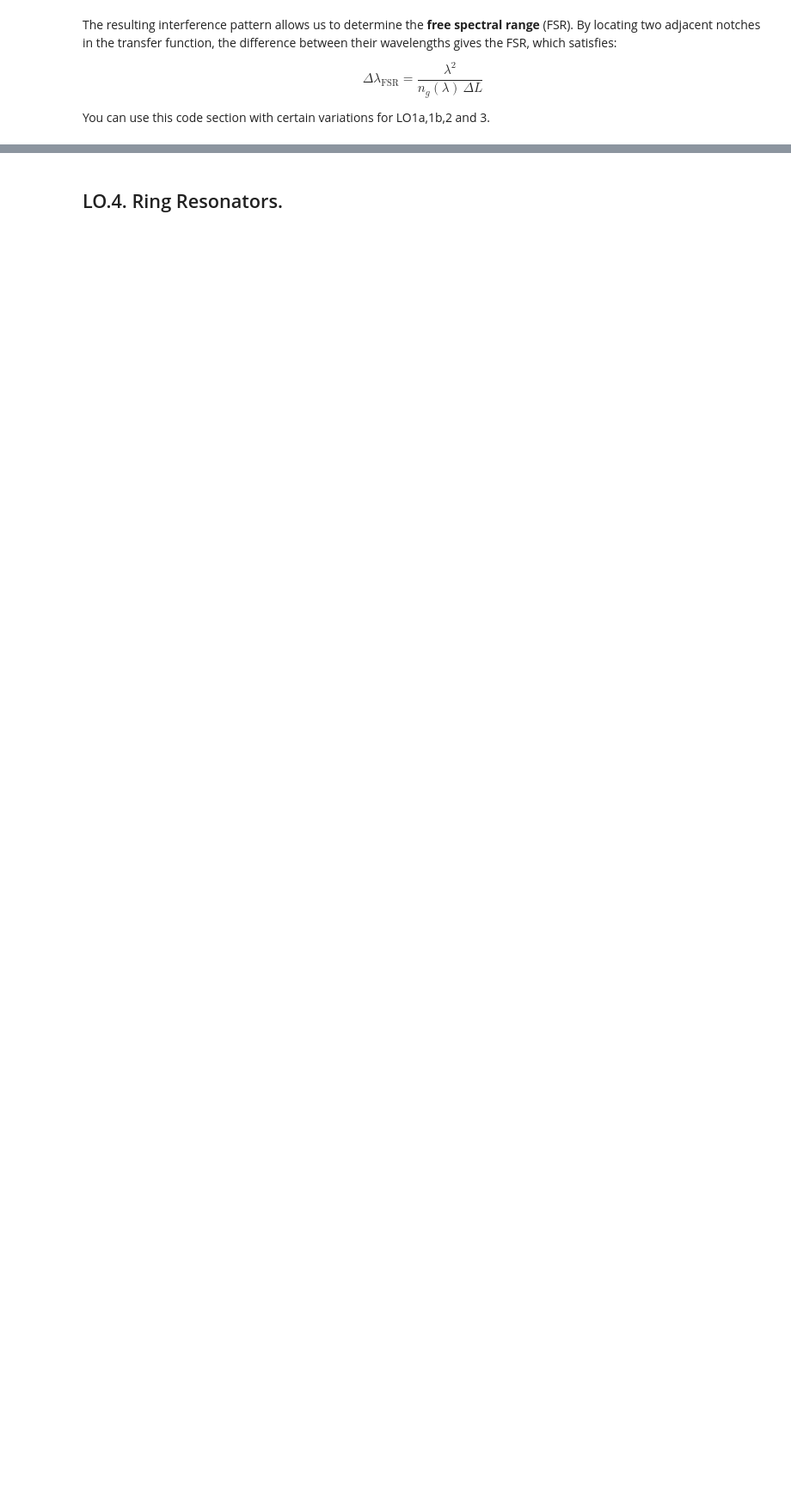
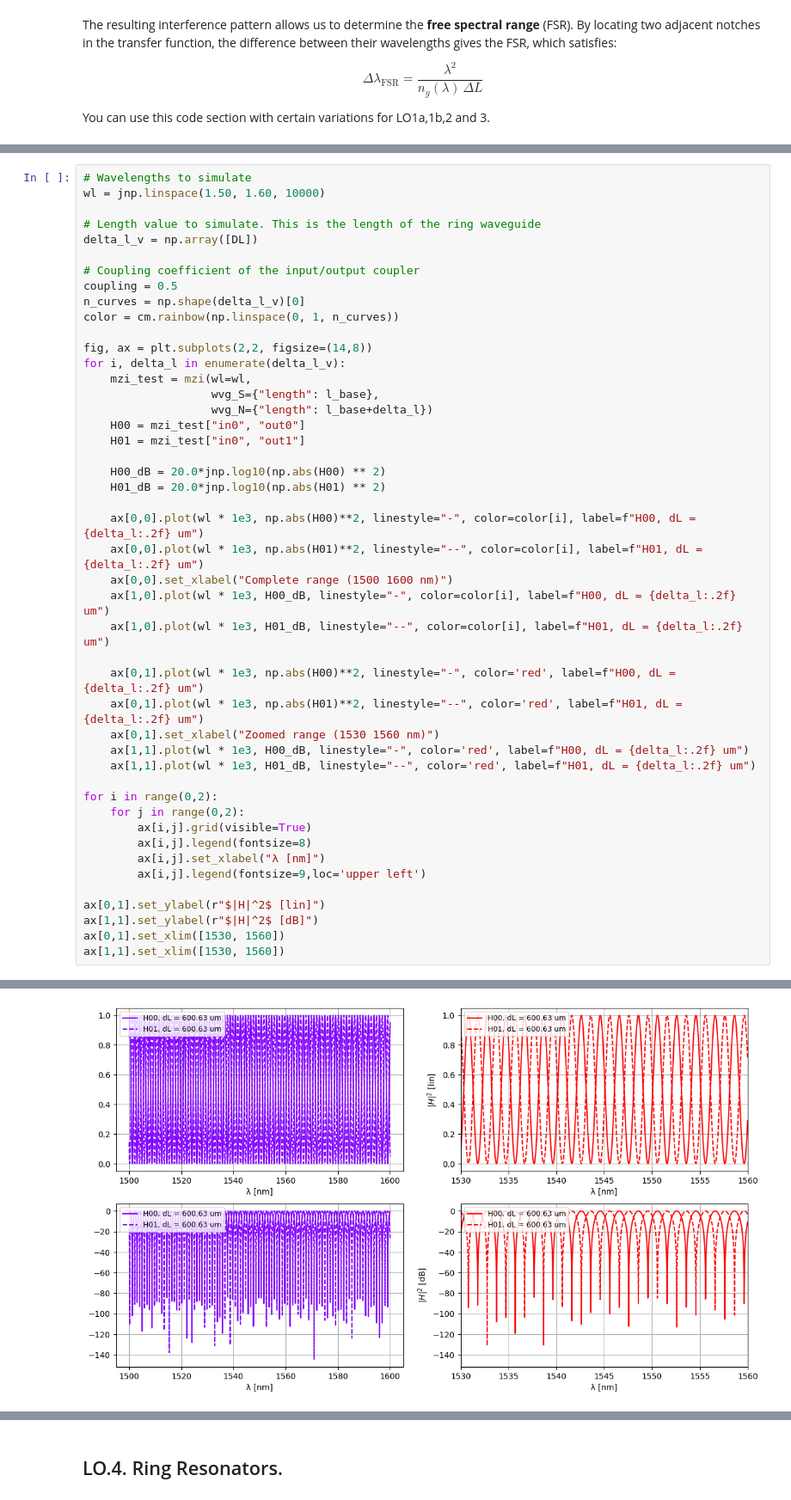
Before and after one commit to lorenagomezdiego/cifoin-lab3, a Jupyter notebook: CIRCUITS_&_COMPACT_MODELS.ipynb, the cells around one changed output, grey strips where cells are left out. Shown at 86% size. Drawn from its saved outputs; the diff is of its cells as text; blank space fills up the shorter version.

```diff
--- a/CIRCUITS_&_COMPACT_MODELS.ipynb
+++ b/CIRCUITS_&_COMPACT_MODELS.ipynb
@@ -244,0 +333,47 @@ You can use this code section with certain variations for LO1a,1b,2 and 3.
+# %%
+# Wavelengths to simulate
+wl = jnp.linspace(1.50, 1.60, 10000)
+
+# Length value to simulate. This is the length of the ring waveguide
+delta_l_v = np.array([DL])
+
+# Coupling coefficient of the input/output coupler
+coupling = 0.5
+n_curves = np.shape(delta_l_v)[0]
+color = cm.rainbow(np.linspace(0, 1, n_curves))
+
+fig, ax = plt.subplots(2,2, figsize=(14,8))
+for i, delta_l in enumerate(delta_l_v):
+    mzi_test = mzi(wl=wl,
+                   wvg_S={"length": l_base},
+                   wvg_N={"length": l_base+delta_l})
+    H00 = mzi_test["in0", "out0"]
+    H01 = mzi_test["in0", "out1"]
+
+    H00_dB = 20.0*jnp.log10(np.abs(H00) ** 2)
+    H01_dB = 20.0*jnp.log10(np.abs(H01) ** 2)
+
+    ax[0,0].plot(wl * 1e3, np.abs(H00)**2, linestyle="-", color=color[i], label=f"H00, dL = {delta_l:.2f} um")
+    ax[0,0].plot(wl * 1e3, np.abs(H01)**2, linestyle="--", color=color[i], label=f"H01, dL = {delta_l:.2f} um")
+    ax[0,0].set_xlabel("Complete range (1500 1600 nm)")
+    ax[1,0].plot(wl * 1e3, H00_dB, linestyle="-", color=color[i], label=f"H00, dL = {delta_l:.2f} um")
+    ax[1,0].plot(wl * 1e3, H01_dB, linestyle="--", color=color[i], label=f"H01, dL = {delta_l:.2f} um")
+
+    ax[0,1].plot(wl * 1e3, np.abs(H00)**2, linestyle="-", color='red', label=f"H00, dL = {delta_l:.2f} um")
+    ax[0,1].plot(wl * 1e3, np.abs(H01)**2, linestyle="--", color='red', label=f"H01, dL = {delta_l:.2f} um")
+    ax[0,1].set_xlabel("Zoomed range (1530 1560 nm)")
+    ax[1,1].plot(wl * 1e3, H00_dB, linestyle="-", color='red', label=f"H00, dL = {delta_l:.2f} um")
+    ax[1,1].plot(wl * 1e3, H01_dB, linestyle="--", color='red', label=f"H01, dL = {delta_l:.2f} um")
+
+for i in range(0,2):
+    for j in range(0,2):
+        ax[i,j].grid(visible=True)
+        ax[i,j].legend(fontsize=8)
+        ax[i,j].set_xlabel("λ [nm]")
+        ax[i,j].legend(fontsize=9,loc='upper left')
+
+ax[0,1].set_ylabel(r"$|H|^2$ [lin]")
+ax[1,1].set_ylabel(r"$|H|^2$ [dB]")
+ax[0,1].set_xlim([1530, 1560])
+ax[1,1].set_xlim([1530, 1560])
+# %% [output]
@@ -244,0 +381 @@ You can use this code section with certain variations for LO1a,1b,2 and 3.
+[figure, added]
```
Also changed, not shown: parts of 27 cells of this notebook.
